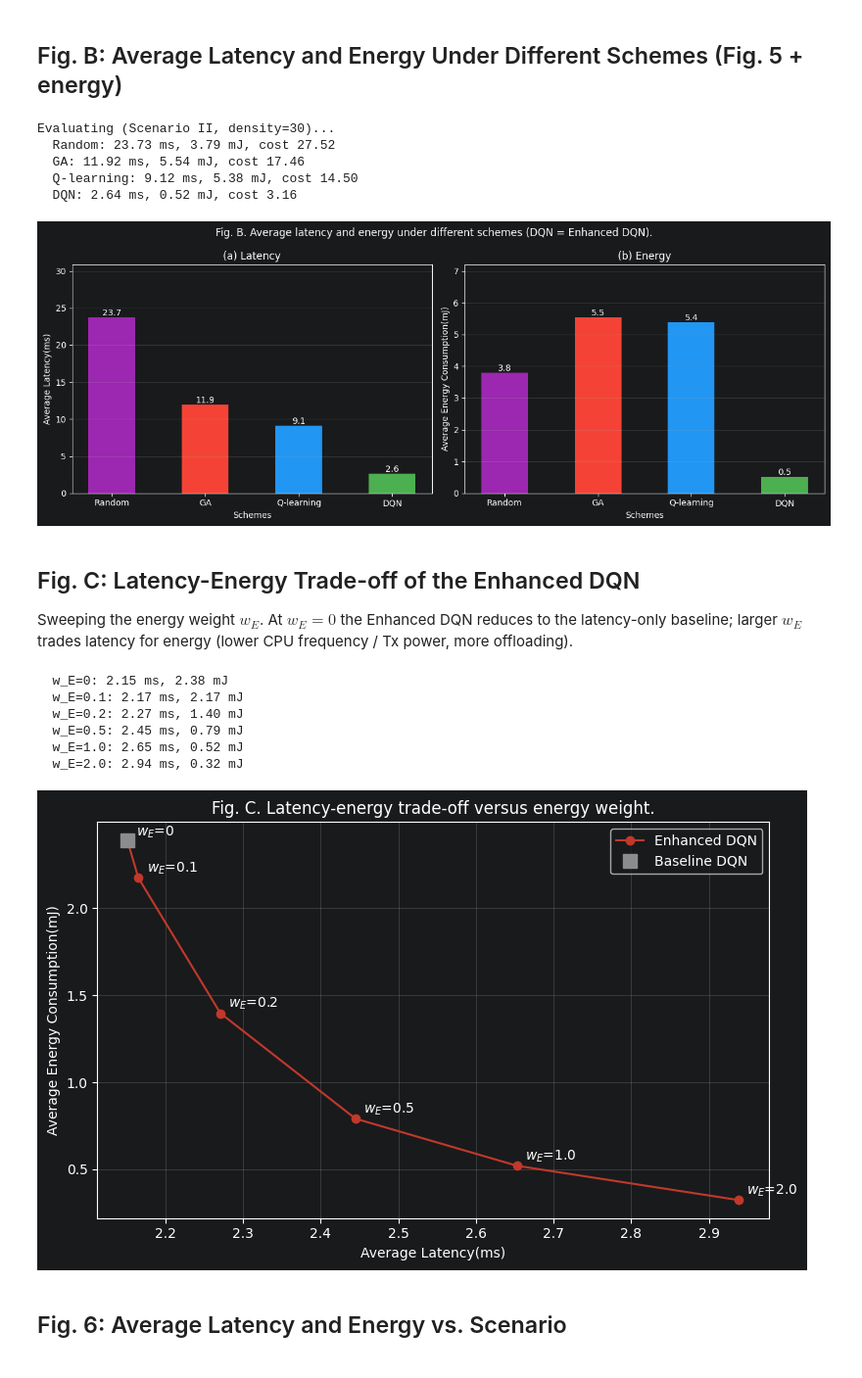
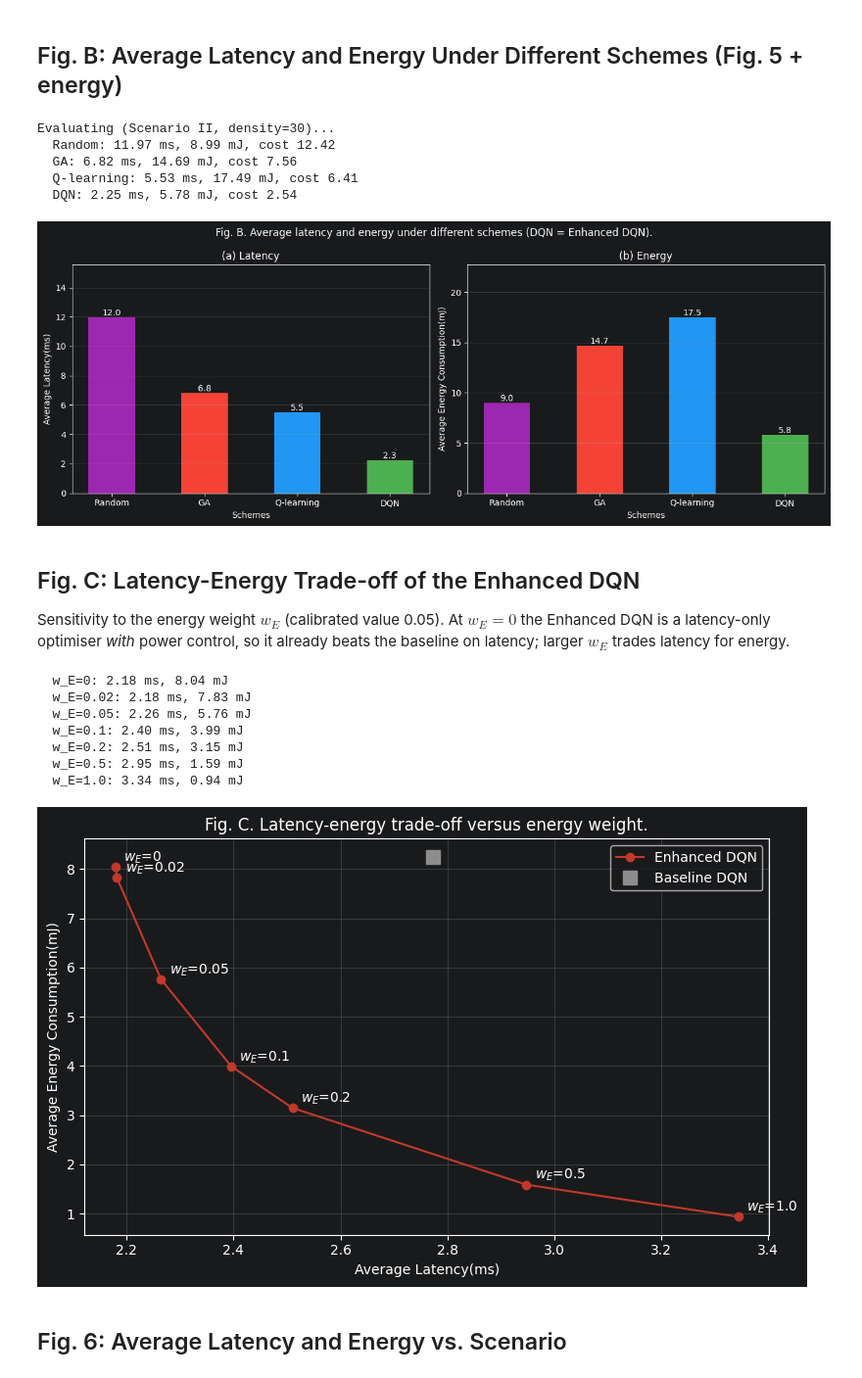
Before and after one commit to Fajobs/DRL--Task-offloading, a Jupyter notebook: drl_task_offloading_energy.ipynb, the cells around one changed output. Shown at 98% size. Cells and saved outputs as stored; diff of their text form; code cells hidden in the pictures.

```diff
--- a/drl_task_offloading_energy.ipynb
+++ b/drl_task_offloading_energy.ipynb
@@ -53,12 +54,15 @@ def path_loss_db(d):
 
 
 # ---- Energy extension (Board_Equations_New.docx) ----
-K_EFF = 1e-27                  # effective switched-capacitance coefficient
+# Calibrated simulation parameters
+K_EFF = 3e-27                  # effective switched-capacitance coefficient
 F_MAX = C_L                    # f_L,max = 1 GHz (paper's fixed local CPU)
-P_MAX = P_W                    # P_n,max = 23 dBm (paper's fixed Tx power)
+P_BASE = 10**((21-30)/10)      # Baseline DQN: fixed Tx power 21 dBm (no power control)
+P_MAX = 10**((30-30)/10)       # P_n,max = 30 dBm (1 W): power control for Enhanced DQN and baselines
+DQN_RATE = 7.5e6               # DQN clean-channel rate at 23 dBm (10 Mbps in the latency-only notebook)
 F_LEVELS = [x * F_MAX for x in (0.25, 0.5, 0.75, 1.0)]
 P_LEVELS = [x * P_MAX for x in (0.25, 0.5, 0.75, 1.0)]
-W_E = 1.0                      # weight on energy: objective = T[ms] + W_E * E[mJ]
+W_E = 0.05                     # weight on energy: objective = T[ms] + W_E * E[mJ]
 
 def cost(T, E, w_e=None):
     return T + (W_E if w_e is None else w_e) * E
@@ -89,8 +93,8 @@ class MECSystem:
             self.clean_snr[n] = signal / N0_W
             self.snr[n] = signal / (N0_W + interf)
         self.clean_rates = BW * np.log2(1 + self.clean_snr)
-        # DQN effective channel: 10 Mbps at P_W (ideal channel selection)
-        self.dqn_snr = 2**(10e6 / BW) - 1
+        # DQN effective channel: DQN_RATE at P_W (ideal channel selection)
+        self.dqn_snr = 2**(DQN_RATE / BW) - 1
         self.set_rate_scale(1.0)
 
     def set_rate_scale(self, s):
@@ -220,8 +224,8 @@ def dqn_step(sys, dev, task, action, enhanced):
         alpha, f, P = action
         r = sys.rate(dev, P, clean=True)
     else:
-        alpha, f, P = action, C_L, P_W
-        r = sys.dqn_rate
+        alpha, f, P = action, C_L, P_BASE
+        r = sys.rate(dev, P_BASE, clean=True)
     return sys.compute_latency(dev, task, alpha, 0.0, r, f), sys.compute_energy(dev, task, alpha, f, P, r)
 
 def train_dqn(sys, n_epochs=100, steps_per_epoch=100, verbose=True, enhanced=False):
@@ -446,10 +450,10 @@ for k, (T, E) in res5.items():
     print(f'  {k}: {T:.2f} ms, {E:.2f} mJ, cost {cost(T, E):.2f}')
 # %% [output]
 Evaluating (Scenario II, density=30)...
-  Random: 23.73 ms, 3.79 mJ, cost 27.52
-  GA: 11.92 ms, 5.54 mJ, cost 17.46
-  Q-learning: 9.12 ms, 5.38 mJ, cost 14.50
-  DQN: 2.64 ms, 0.52 mJ, cost 3.16
+  Random: 11.97 ms, 8.99 mJ, cost 12.42
+  GA: 6.82 ms, 14.69 mJ, cost 7.56
+  Q-learning: 5.53 ms, 17.49 mJ, cost 6.41
+  DQN: 2.25 ms, 5.78 mJ, cost 2.54
 # %%
 fig, axes = plt.subplots(1, 2, figsize=(13,5))
 names = ['Random','GA','Q-learning','DQN']
@@ -465,38 +469,40 @@ for ax, i, ylab, title in [(axes[0], 0, 'Average Latency(ms)', '(a) Latency'),
 fig.suptitle('Fig. B. Average latency and energy under different schemes (DQN = Enhanced DQN).')
 plt.tight_layout(); plt.show()
 # %% [output]
-[figure, old version]
+[figure, new version]
 # %% [markdown]
 ## Fig. C: Latency-Energy Trade-off of the Enhanced DQN
-Sweeping the energy weight $w_E$. At $w_E=0$ the Enhanced DQN reduces to the latency-only baseline; larger $w_E$ trades latency for energy (lower CPU frequency / Tx power, more offloading).
+Sensitivity to the energy weight $w_E$ (calibrated value 0.05). At $w_E=0$ the Enhanced DQN is a latency-only optimiser
+*with* power control, so it already beats the baseline on latency; larger $w_E$ trades latency for energy.
 # %%
-W_SWEEP = [0, 0.1, 0.2, 0.5, 1.0, 2.0]
+W_SWEEP = [0, 0.02, 0.05, 0.1, 0.2, 0.5, 1.0]
 sysC = MECSystem('II')
 tradeoff = []
 for w in W_SWEEP:
     np.random.seed(SEED)  # same task sequence for every weight
     T, E = eval_dqn(agent_enh, sysC, enhanced=True, w_e=w)
     tradeoff.append((T, E))
     print(f'  w_E={w}: {T:.2f} ms, {E:.2f} mJ')
 np.random.seed(SEED)
 tb = eval_dqn(agent_base, sysC)
 
 fig, ax = plt.subplots(figsize=(8,5))
 ax.plot([t for t, _ in tradeoff], [e for _, e in tradeoff], 'o-', color='#C0392B', label='Enhanced DQN')
 for w, (T, E) in zip(W_SWEEP, tradeoff):
     ax.annotate(f'$w_E$={w}', (T, E), textcoords='offset points', xytext=(6, 4))
 ax.plot(*tb, 's', color='#8C8C8C', ms=10, label='Baseline DQN')
 ax.set_xlabel('Average Latency(ms)'); ax.set_ylabel('Average Energy Consumption(mJ)')
 ax.set_title('Fig. C. Latency-energy trade-off versus energy weight.')
 ax.legend(); ax.grid(alpha=0.3); plt.tight_layout(); plt.show()
 # %% [output]
-  w_E=0: 2.15 ms, 2.38 mJ
-  w_E=0.1: 2.17 ms, 2.17 mJ
-  w_E=0.2: 2.27 ms, 1.40 mJ
-  w_E=0.5: 2.45 ms, 0.79 mJ
-  w_E=1.0: 2.65 ms, 0.52 mJ
-  w_E=2.0: 2.94 ms, 0.32 mJ
+  w_E=0: 2.18 ms, 8.04 mJ
+  w_E=0.02: 2.18 ms, 7.83 mJ
+  w_E=0.05: 2.26 ms, 5.76 mJ
+  w_E=0.1: 2.40 ms, 3.99 mJ
+  w_E=0.2: 2.51 ms, 3.15 mJ
+  w_E=0.5: 2.95 ms, 1.59 mJ
+  w_E=1.0: 3.34 ms, 0.94 mJ
-[figure, old version]
+[figure, new version]
 # %% [markdown]
 ## Fig. 6: Average Latency and Energy vs. Scenario
 # %%
```
Also changed, not shown: parts of 13 cells of this notebook, 1 other file.
